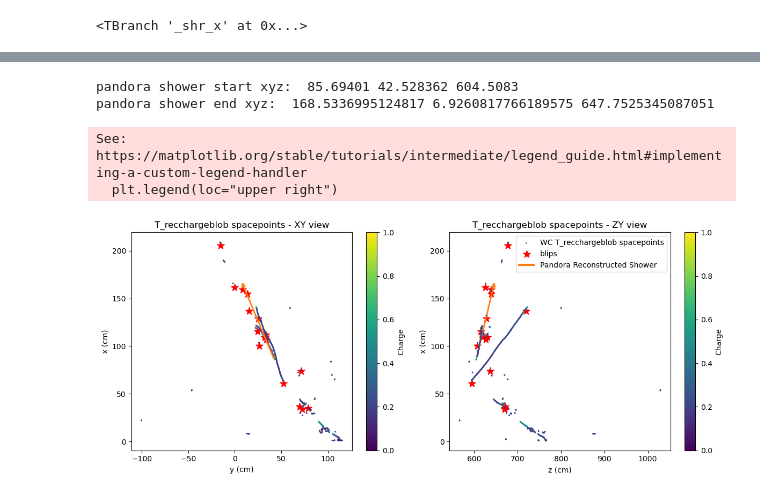
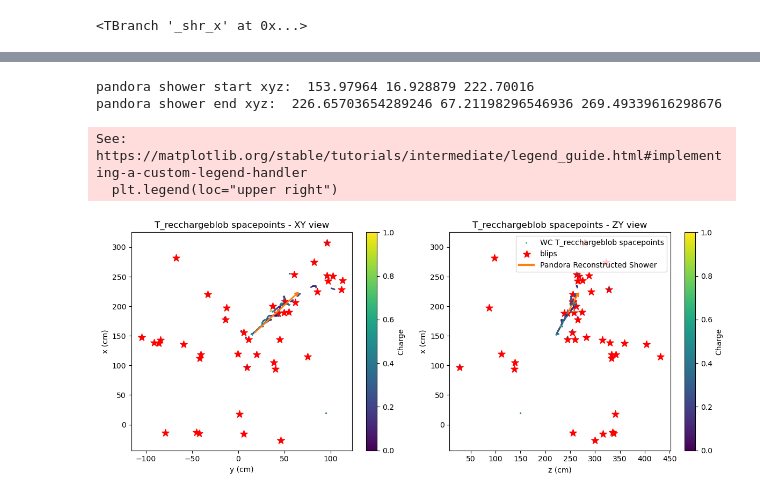
Before and after one commit to leehagaman/spacepoint_ssv, a Jupyter notebook: old/super_unified_test.ipynb, the cells around one changed output, grey strips where cells are left out. Saved outputs shown, nothing was run; the diff lists cells and outputs as text; code cells hidden in the pictures.

Commit message:
looked at dq/dx spacepoints for a WC missed-proton event

```diff
--- a/old/super_unified_test.ipynb
+++ b/old/super_unified_test.ipynb
@@ -7,7 +7,9 @@ import uproot
 # plan: add pandora reco showers to event display, add DL reco showers to event display
 # %%
 #f = uproot.open("input_files/checkout_bnb_overlay_test_85files_noweights.root")
-f = uproot.open("input_files/super_unified_mcc910_test_files/reco_stage_2_hist_c03097ec-924a-45cf-a07d-114ed432b1fc.root")
+#f = uproot.open("input_files/super_unified_mcc910_test_files/reco_stage_2_hist_c03097ec-924a-45cf-a07d-114ed432b1fc.root")
+f = uproot.open("~/Downloads/SURPRISE_Test_Samples_v10_04_07_05_Run4b_hyper_unified_reco2_NuMI_nue_overlay_reco2_hist_62280750_snapshot.root")
+
 f.items()
 # %% [output]
 [('nuselection;1', <ReadOnlyDirectory '/nuselection' at 0x...>),
@@ -111,7 +113,7 @@ f["shrreco3d"]["_rcshr_tree"]["_shr_x"]
 # %% [output]
 <TBranch '_shr_x' at 0x...>
 # %%
-pandora_df = f["nuselection"]["NeutrinoSelectionFilter"].arrays(["shr_start_x", "shr_start_y", "shr_start_z", "shr_px", "shr_py", "shr_pz", "blip_x", "blip_y", "blip_z"], library="pd")
+pandora_df = f["nuselection"]["NeutrinoSelectionFilter"].arrays(["shr_start_x", "shr_start_y", "shr_start_z", "shr_px", "shr_py", "shr_pz", "blip_x", "blip_y", "blip_z"], library="pd", entry_start=0, entry_stop=100)
 
 pandora_df.head()
 # %% [output]
@@ -124,6 +126,6 @@ pandora_df.head()
 # %%
-wc_T_PFeval_df = f["wcpselection"]["T_PFeval"].arrays(["reco_nuvtxX", "reco_nuvtxY", "reco_nuvtxZ", "reco_id"], library="pd")
-wc_T_BDTvars_df = f["wcpselection"]["T_BDTvars"].arrays("numu_score", library="pd")
+wc_T_PFeval_df = f["wcpselection"]["T_PFeval"].arrays(["reco_nuvtxX", "reco_nuvtxY", "reco_nuvtxZ", "reco_id"], library="pd", entry_start=0, entry_stop=100)
+wc_T_BDTvars_df = f["wcpselection"]["T_BDTvars"].arrays("numu_score", library="pd", entry_start=0, entry_stop=100)
 
 wc_df = pd.concat([wc_T_PFeval_df, wc_T_BDTvars_df], axis=1)
 wc_df.head()
@@ -151,7 +153,7 @@ spacepoint_vars = [
     "Trecchargeblob_spacepoints_q",
 ]
 
-spacepoint_df = f["wcpselection"]["T_spacepoints"].arrays(spacepoint_vars, library="pd")
+spacepoint_df = f["wcpselection"]["T_spacepoints"].arrays(spacepoint_vars, library="pd", entry_start=0, entry_stop=100)
 
 spacepoint_df.head()
 # %% [output]
@@ -217,5 +234,5 @@ overlap_df[["shr_start_x", "reco_nuvtxX", "shr_start_y", "reco_nuvtxY", "shr_sta
 # %%
-event_index = 2
+event_index = 1
 
 T_rec_x_points = overlap_df["Trec_spacepoints_x"].array[event_index]
 T_rec_y_points = overlap_df["Trec_spacepoints_y"].array[event_index]
@@ -268,33 +285,33 @@ ax.annotate(
     zorder=100
 )
 
 plt.colorbar(label="Charge")
 plt.xlabel("y (cm)")
 plt.ylabel("x (cm)")
 plt.title("T_recchargeblob spacepoints - XY view")
 
 ax = plt.subplot(122)
 plt.scatter(T_recchargeblob_z_points, T_recchargeblob_x_points, c=T_recchargeblob_q_points, s=1, label="WC T_recchargeblob spacepoints")
 plt.scatter(blip_z_points, blip_x_points, s=100, marker="*", c="red", zorder=-1, label="blips")
 ax.annotate(
     "",
     xy=(pandora_shower_end_z, pandora_shower_end_x),      # Arrowhead (ending point)
     xytext=(pandora_shower_start_z, pandora_shower_start_x),  # Arrow tail (starting point)
     arrowprops=dict(arrowstyle="->", color='tab:orange', linewidth=2,),  # Arrow style properties
     zorder=-1,
     label="pandora shower",
 )
 plt.plot([], [], color='tab:orange', linewidth=3, label="Pandora Reconstructed Shower")
 plt.colorbar(label="Charge")
 plt.legend(loc="upper right")
 plt.xlabel("z (cm)")
 plt.ylabel("x (cm)")
 plt.title("T_recchargeblob spacepoints - ZY view")
 plt.tight_layout()
 plt.show()
 # %% [output]
-pandora shower start xyz:  85.69401 42.528362 604.5083
-pandora shower end xyz:  168.5336995124817 6.9260817766189575 647.7525345087051
+pandora shower start xyz:  153.97964 16.928879 222.70016
+pandora shower end xyz:  226.65703654289246 67.21198296546936 269.49339616298676
 See: https://matplotlib.org/stable/tutorials/intermediate/legend_guide.html#implementing-a-custom-legend-handler
   plt.legend(loc="upper right")
-[figure, old version]
+[figure, new version]
```
Also changed, not shown: parts of 10 cells of this notebook, 1 other file.
